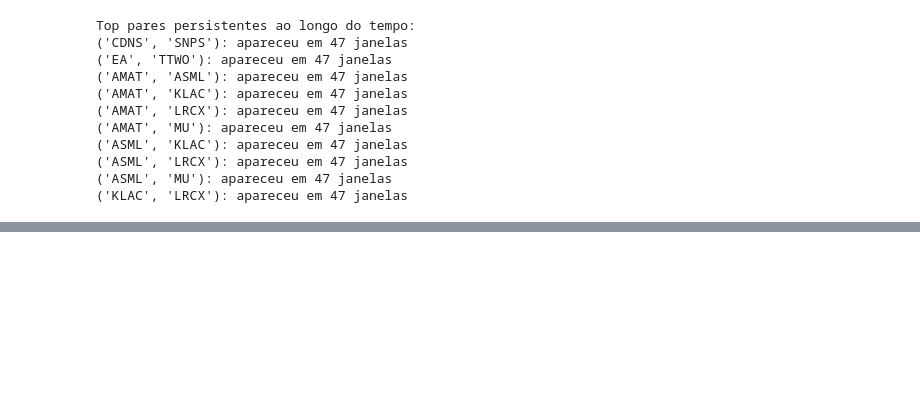
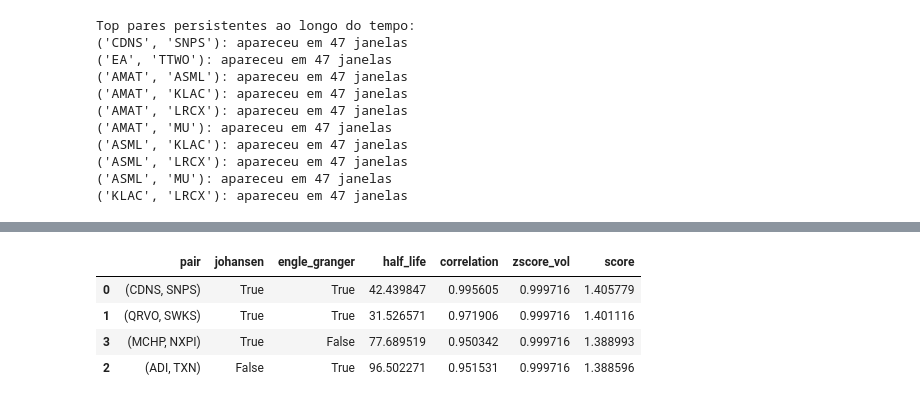
Before and after one commit to joaopino/Financial_Markets_Data_Analysis, a Jupyter notebook: ADMF.ipynb, the cells around one changed output, grey strips where cells are left out. Cells and saved outputs as stored; diff of their text form; code cells hidden in the pictures; blank space fills up the shorter version.

```diff
--- a/ADMF.ipynb
+++ b/ADMF.ipynb
@@ -319,0 +492,78 @@ Par: ('AMAT', 'MU'), Half-life: 52.20, Correlation: 0.93, Z-score vol: 1.00
+# %%
+
+# Definições para o loop de rolling
+window_sizes = [30, 60, 90, 120, 150, 180]
+step_sizes = [10, 20, 30]
+thresholds = [0.5, 1.0, 1.5, 2.0]
+
+for window in window_sizes:
+    for step in step_sizes:
+        for threshold in thresholds:
+            rolling_pairs = defaultdict(list)
+
+            for start in range(0, len(data) - window, step):
+                end = start + window
+                window_data = data.iloc[start:end]
+                returns = window_data.pct_change(fill_method=None).dropna()
+
+                if returns.shape[0] < 10 or np.abs(returns).max().max() > 0.5:
+                    continue
+
+                corr_matrix = returns.corr()
+                distance_matrix = np.sqrt(2 * (1 - corr_matrix))
+                linked = linkage(squareform(distance_matrix), method='ward')
+                clusters = fcluster(linked, threshold, criterion='distance')
+                cluster_labels = pd.Series(clusters, index=returns.columns)
+
+                for cluster_id in np.unique(clusters):
+                    cluster_stocks = cluster_labels[cluster_labels == cluster_id].index.tolist()
+                    if len(cluster_stocks) > 1:
+                        pairs = [(cluster_stocks[i], cluster_stocks[j])
+                                 for i in range(len(cluster_stocks))
+                                 for j in range(i + 1, len(cluster_stocks))]
+                        for pair in pairs:
+                            rolling_pairs[pair].append((start, end))
+
+            # Filtrar pares que aparecem mais de uma vez
+            seen_pairs = {pair for pair, windows in rolling_pairs.items() if len(windows) > 1}
+            filtered_pairs = {pair: rolling_pairs[pair] for pair in seen_pairs}
+
+            if not filtered_pairs:
+                continue
+
+            # Ordenar por número de janelas
+            pair_counts = {pair: len(windows) for pair, windows in filtered_pairs.items()}
+            top_pairs = sorted(pair_counts.items(), key=lambda x: x[1], reverse=True)[:10]
+
+            final_results = []
+            pair_stats = {}
+
+            for pair, _ in top_pairs:
+                j_test = johansen_test(pair, data, prints=False)
+                eg_test = engle_granger_test(pair, data, prints=False)
+                metrics = calculate_metrics(pair, data)
+
+                pair_stats[pair] = {
+                    'johansen': j_test,
+                    'engle_granger': eg_test,
+                    **metrics
+                }
+
+                if j_test or eg_test:
+                    score = (
+                        1.0 * int(j_test or eg_test) +
+                        0.3 * metrics['correlation'] +
+                        0.3 * (1 / (metrics['half_life'] + 1e-6)) +
+                        0.1 * (1 / (metrics['zscore_vol'] + 1e-6))
+                    )
+                    pair_stats[pair]['score'] = score
+                    final_results.append({'pair': pair, **pair_stats[pair]})
+
+            results_df = pd.DataFrame(final_results).sort_values('score', ascending=False)
+
+            print(f"\n=== Resultados para window={window}, step={step}, threshold={threshold} ===")
+            if results_df.empty:
+                print("Nenhum par cointegrado encontrado.")
+            else:
+                display(results_df[['pair', 'johansen', 'engle_granger', 'half_life', 'correlation', 'zscore_vol', 'score']].head(10))
+# %% [output]
@@ -319,0 +571,5 @@ Par: ('AMAT', 'MU'), Half-life: 52.20, Correlation: 0.93, Z-score vol: 1.00
+|  | pair | johansen | engle_granger | half_life | correlation | zscore_vol | score |
+| 0 | (CDNS, SNPS) | True | True | 42.439847 | 0.995605 | 0.999716 | 1.405779 |
+| 1 | (QRVO, SWKS) | True | True | 31.526571 | 0.971906 | 0.999716 | 1.401116 |
+| 3 | (MCHP, NXPI) | True | False | 77.689519 | 0.950342 | 0.999716 | 1.388993 |
+| 2 | (ADI, TXN) | False | True | 96.502271 | 0.951531 | 0.999716 | 1.388596 |
```
Also changed, not shown: parts of 12 cells of this notebook, 2 other files.
